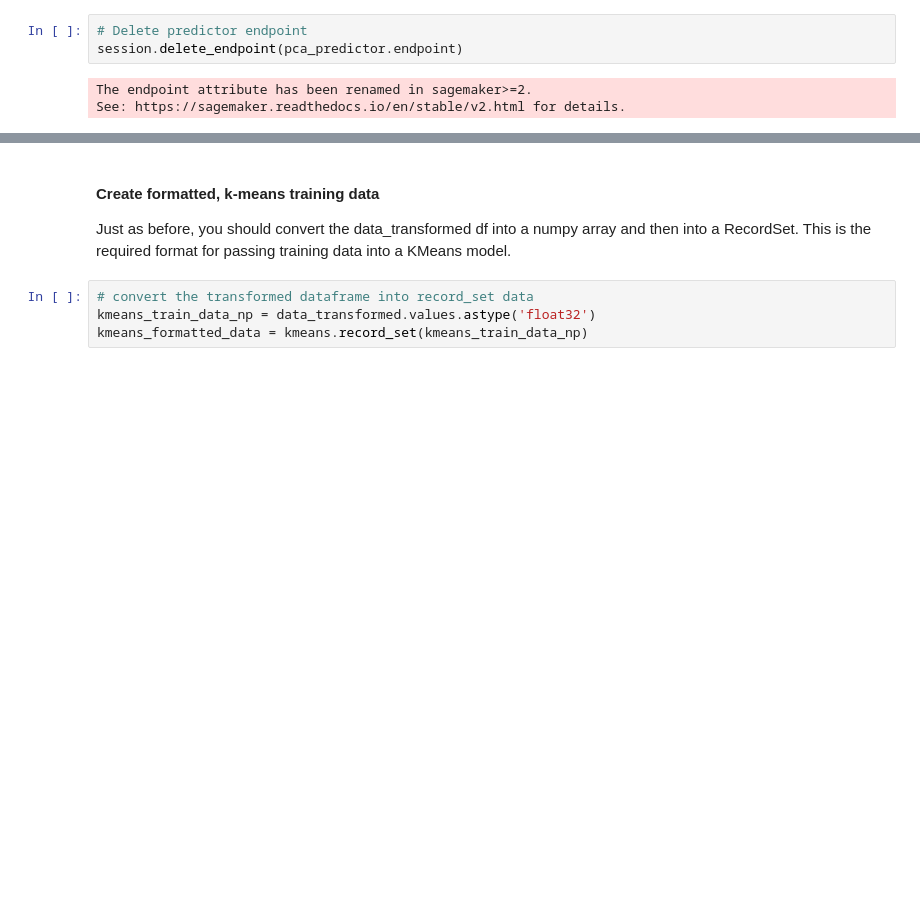
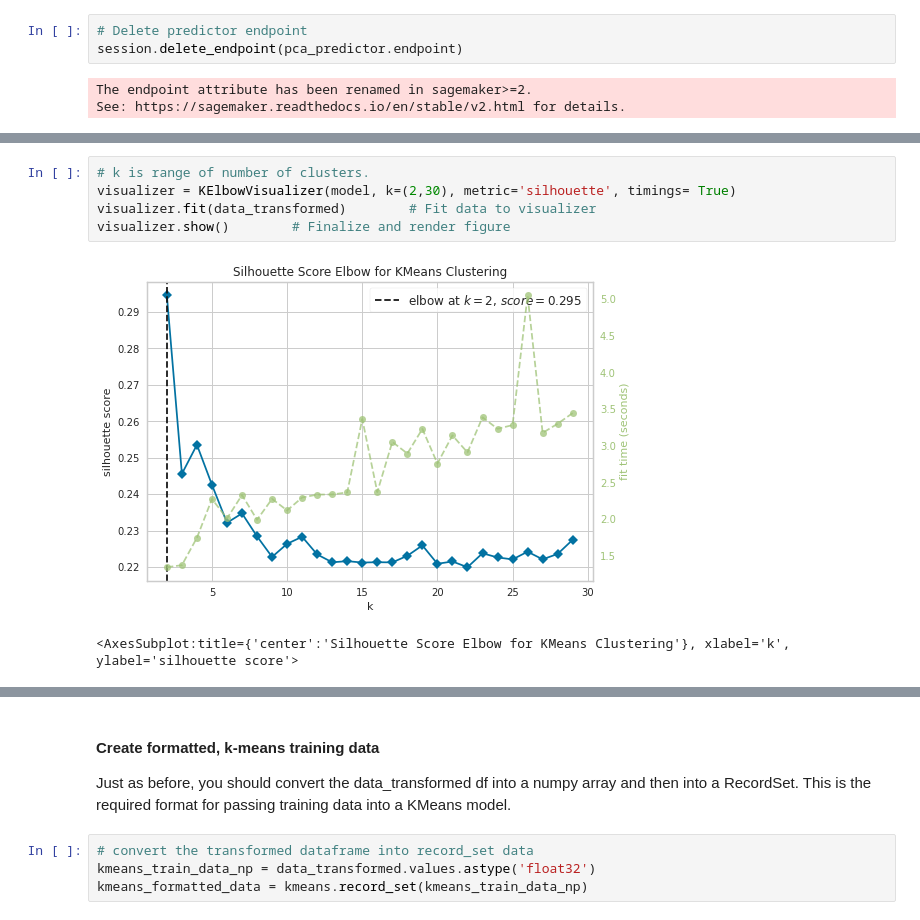
Before and after one commit to cbarros7/ml_engineer_nanodegree, a Jupyter notebook: capstone_project/Starbucks_Capstone_notebook.ipynb, the cells around one changed output, grey strips where cells are left out. Cells and saved outputs as stored; diff of their text form; blank space fills up the shorter version.

```diff
--- a/capstone_project/Starbucks_Capstone_notebook.ipynb
+++ b/capstone_project/Starbucks_Capstone_notebook.ipynb
@@ -1368,0 +1378,8 @@ Davies Bouldin Score 16: 1.851
+# %%
+# k is range of number of clusters.
+visualizer = KElbowVisualizer(model, k=(2,30), metric='silhouette', timings= True)
+visualizer.fit(data_transformed)        # Fit data to visualizer
+visualizer.show()        # Finalize and render figure
+# %% [output]
+[figure, added]
+<AxesSubplot:title={'center':'Silhouette Score Elbow for KMeans Clustering'}, xlabel='k', ylabel='silhouette score'>
```
Also changed, not shown: parts of 59 cells of this notebook.
